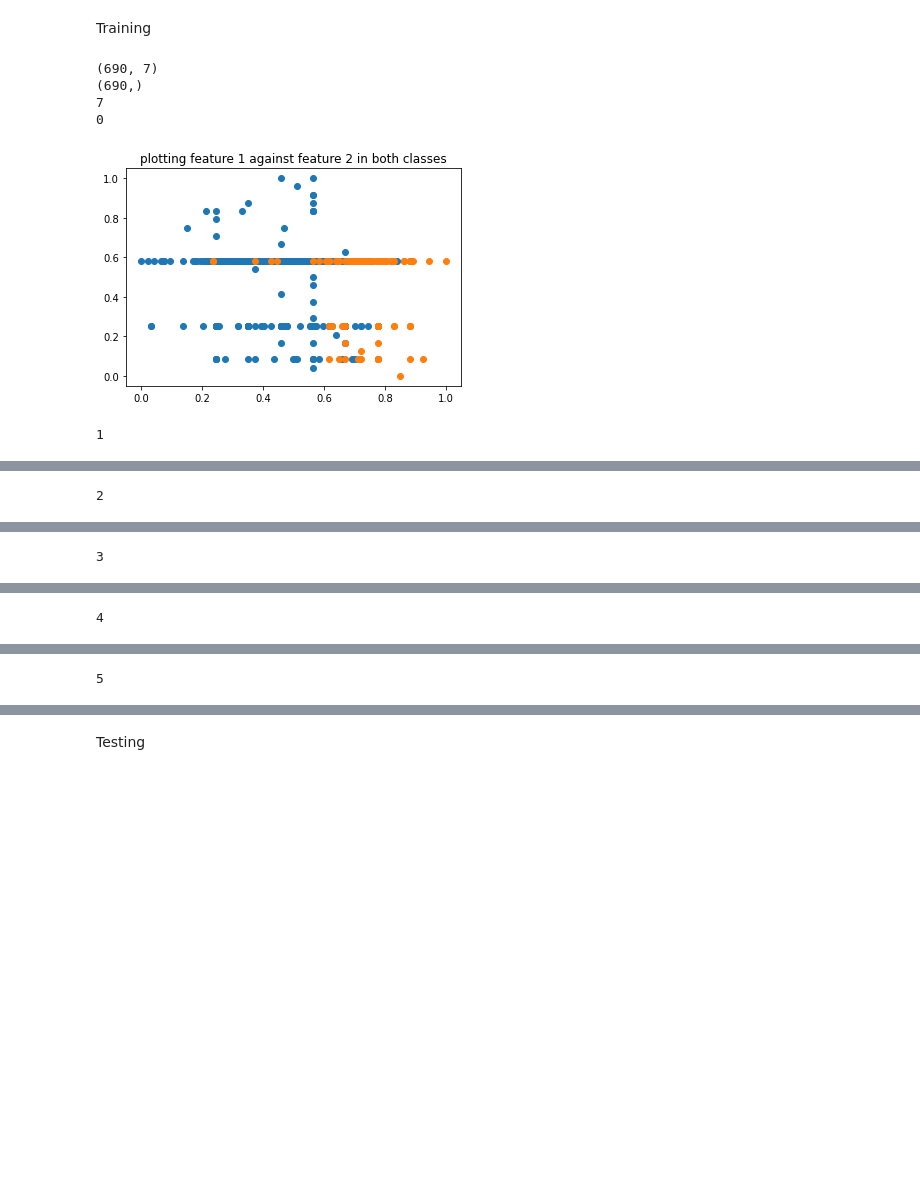
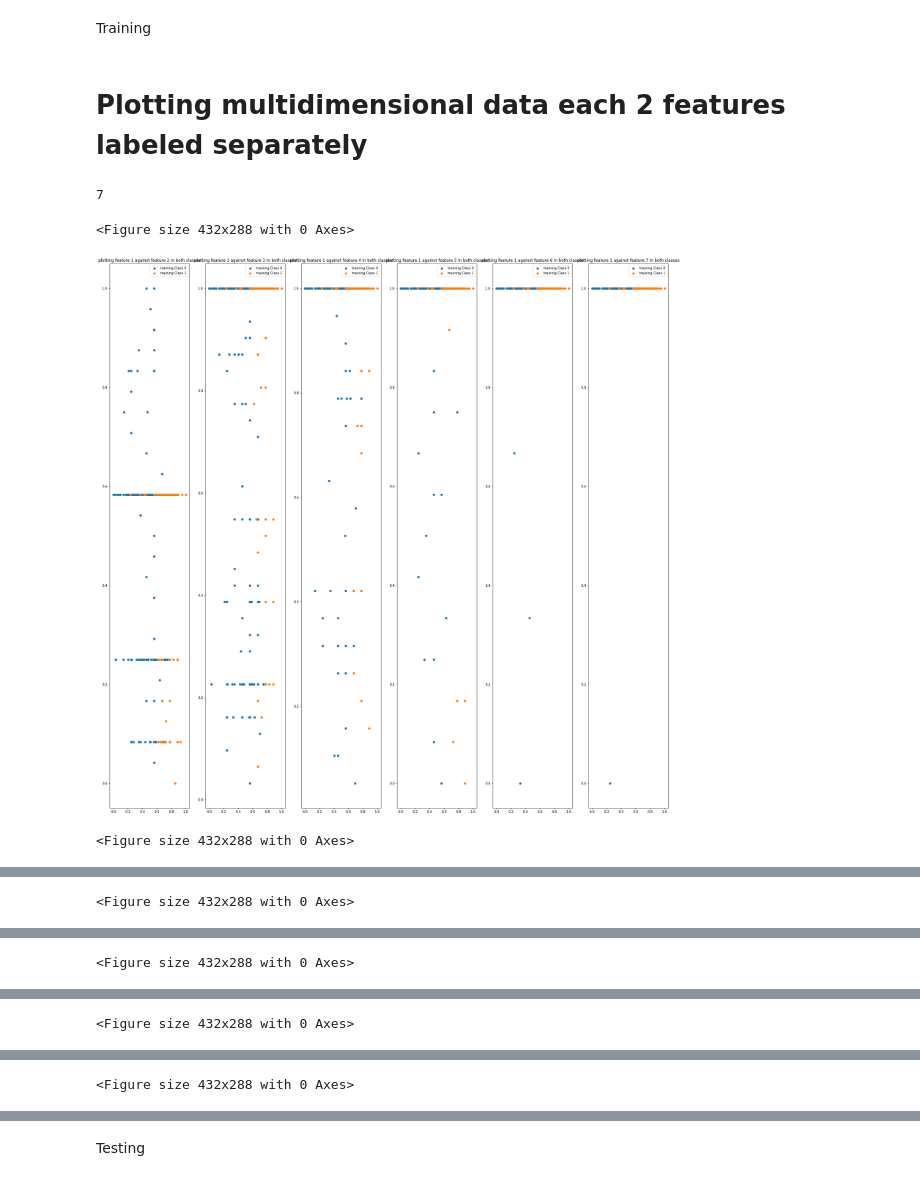
Before and after one commit to Ali-Elganzory/Covid-19-Mortality, a Jupyter notebook: Project.ipynb, the cells around one changed output, grey strips where cells are left out. Cells and saved outputs as stored; diff of their text form; code cells hidden in the pictures; blank space fills up the shorter version.

```diff
--- a/Project.ipynb
+++ b/Project.ipynb
@@ -211,33 +211,38 @@ def pick_k(min: int = 1, max: int = 10, visualize=False):
+# %% [markdown]
+# Plotting multidimensional data each 2 features labeled separately
 # %%
 
-def plot_data(X, Y, prefix=''):
-    print(X.shape)
-    print(Y.shape)
+def scatter_plot_multidimensional_data(X, Y, prefix=''):
+    #print(X.shape)
+    #print(Y.shape)
     numclasses=int(Y.max())
     numrows,numfeatures=X.shape
     print(numfeatures)
     ##passive aggressive way for plotting each 2 features showing all dimensions of the data based on class label in training
-
-    for featurenum in range(numfeatures):
+    for featurenum in range(numfeatures-1):
+        fig=plt.figure()
+        fig,axes=plt.subplots(nrows=1,ncols=numfeatures-1,sharex=True,sharey=False,figsize=(30,30))
         #print(X[j])
-        print(featurenum)
-        for classnum in range(numclasses+1):
-            plt.title("plotting feature {} against feature {} in both classes".format(featurenum+1,featurenum+2))
-            Xlist=list()
-            X2List=list()
-            for row in range(numrows):
-                if Y[row]==classnum:
-                    #print(X[row][featurenum])
-                    Xlist.append(X[row][featurenum])
-                    X2List.append(X[row][featurenum+1])
-            plt.scatter(Xlist, X2List, label='%s Class %d' % (prefix, i))
-        plt.show()
-
-plot_data(X_train,y_train)
+        #print(featurenum)
+        c=0
+        for j in range(numfeatures):
+            if j !=featurenum:
+                for classnum in range(numclasses+1):
+                    axes[c].title.set_text("plotting feature {} against feature {} in both classes".format(featurenum+1,j+1))
+                    Xlist=list()
+                    X2List=list()
+                    for row in range(numrows):
+                        if Y[row]==classnum:
+                            #print(X[row][featurenum])
+                            Xlist.append(X[row][featurenum])
+                            X2List.append(X[row][j])
+                    axes[c].scatter(Xlist, X2List, label='{} Class {}'.format(prefix,classnum))
+                axes[c].legend()
+                c+=1
+            fig.show()
+scatter_plot_multidimensional_data(X_train,y_train,'training')
 # %% [output]
-(690, 7)
-(690,)
 7
-0
+<Figure size 432x288 with 0 Axes>
-[figure, old version]
+[figure, new version]
-1
+<Figure size 432x288 with 0 Axes>
@@ -245 +250 @@ plot_data(X_train,y_train)
-2
+<Figure size 432x288 with 0 Axes>
@@ -247 +252 @@ plot_data(X_train,y_train)
-3
+<Figure size 432x288 with 0 Axes>
@@ -249 +254 @@ plot_data(X_train,y_train)
-4
+<Figure size 432x288 with 0 Axes>
@@ -251 +256 @@ plot_data(X_train,y_train)
-5
+<Figure size 432x288 with 0 Axes>
```
Also changed, not shown: parts of 8 cells of this notebook.
